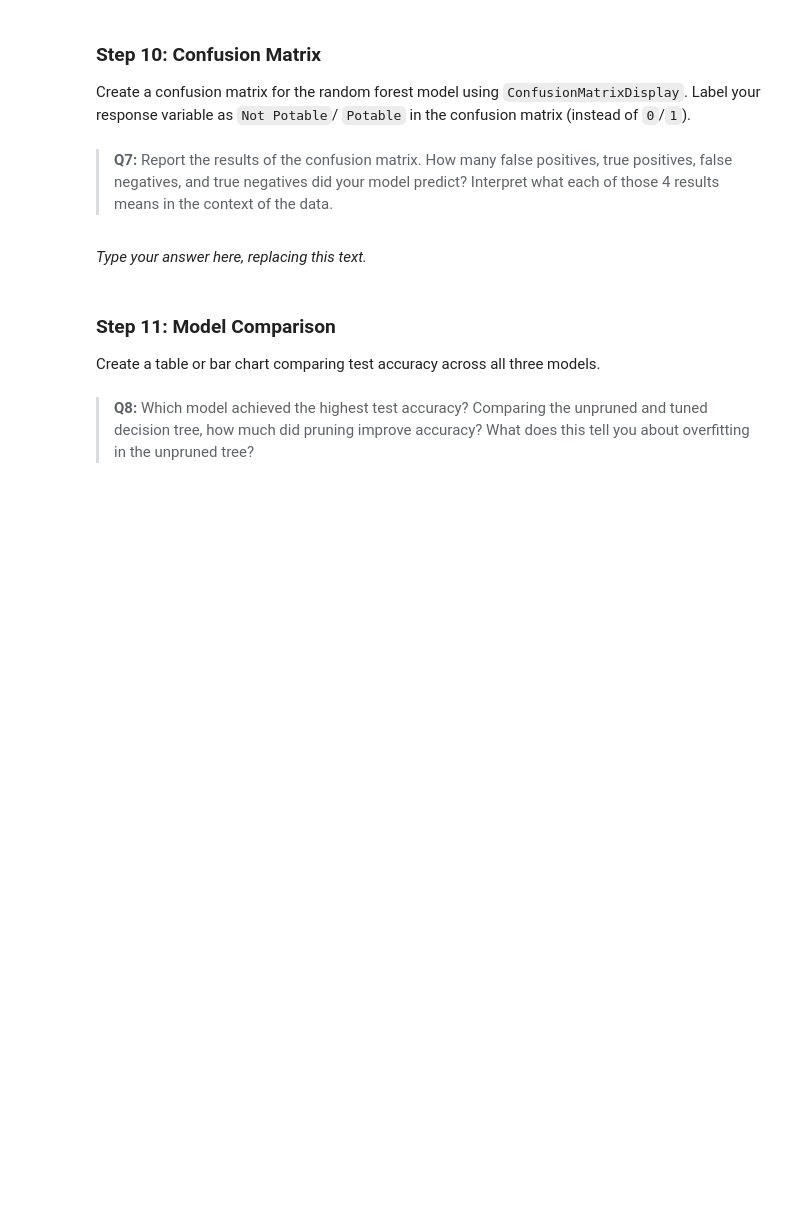
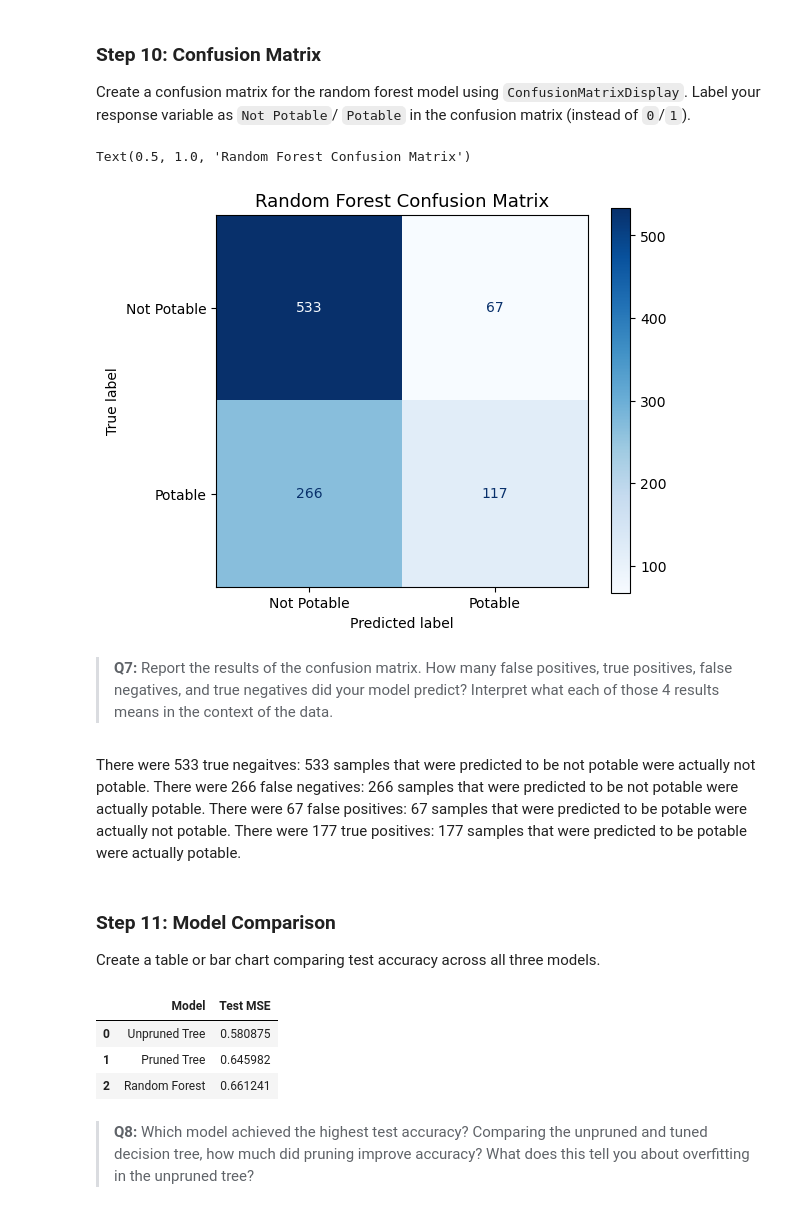
Before and after one commit to ebkhan-peng/assignment-3, a Jupyter notebook: task2/hw3-task2.ipynb, the cells around one changed output. Saved outputs shown, nothing was run; the diff lists cells and outputs as text; code cells hidden in the pictures; blank space fills up the shorter version.

```diff
--- a/task2/hw3-task2.ipynb
+++ b/task2/hw3-task2.ipynb
@@ -284,12 +293,23 @@ _Type your answer here, replacing this text._
 ### Step 10: Confusion Matrix
 
 Create a confusion matrix for the random forest model using `ConfusionMatrixDisplay`. Label your response variable as `Not Potable`/ `Potable` in the confusion matrix (instead of `0`/`1`).
+# %%
+cm = confusion_matrix(y_test, y_pred_rf)
+
+disp = ConfusionMatrixDisplay(cm, display_labels = ['Not Potable', 'Potable'])
+
+fig, ax = plt.subplots(figsize = (6,5))
+disp.plot(ax=ax, cmap='Blues')
+ax.set_title('Random Forest Confusion Matrix', fontsize=13)
+# %% [output]
+Text(0.5, 1.0, 'Random Forest Confusion Matrix')
+[figure, added]
 # %% [markdown]
 <!-- BEGIN QUESTION -->
 
 > **Q7:** Report the results of the confusion matrix. How many false positives, true positives, false negatives, and true negatives did your model predict? Interpret what each of those 4 results means in the context of the data.
 # %% [markdown]
-_Type your answer here, replacing this text._
+There were 533 true negaitves: 533 samples that were predicted to be not potable were actually not potable. There were 266 false negatives: 266 samples that were predicted to be not potable were actually potable. There were 67 false positives: 67 samples that were predicted to be potable were actually not potable. There were 177 true positives: 177 samples that were predicted to be potable were actually potable.
 # %% [markdown]
 <!-- END QUESTION -->
 
@@ -298,6 +318,15 @@ _Type your answer here, replacing this text._
 ### Step 11: Model Comparison
 
 Create a table or bar chart comparing test accuracy across all three models.
+# %%
+acc = pd.DataFrame({'Model': ['Unpruned Tree', 'Pruned Tree', 'Random Forest'],
+                    'Test MSE': [dt_unpruned_acc_test, acc_dt, acc_rf]})
+acc
+# %% [output]
+|  | Model | Test MSE |
+| 0 | Unpruned Tree | 0.580875 |
+| 1 | Pruned Tree | 0.645982 |
+| 2 | Random Forest | 0.661241 |
 # %% [markdown]
 > **Q8:** Which model achieved the highest test accuracy? Comparing the unpruned and tuned decision tree, how much did pruning improve accuracy? What does this tell you about overfitting in the unpruned tree?
 # %% [markdown]
```
Also changed, not shown: parts of 5 cells of this notebook.
